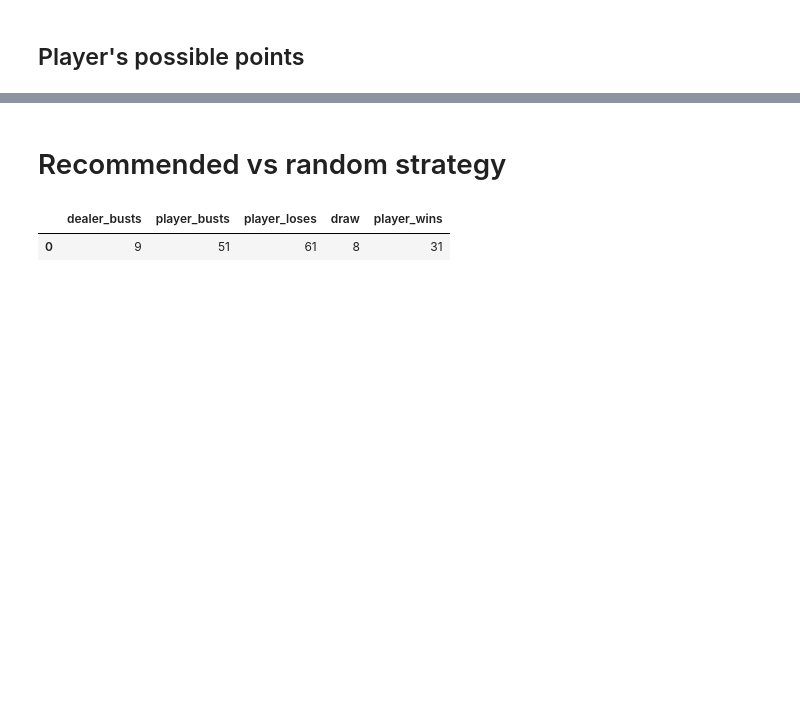
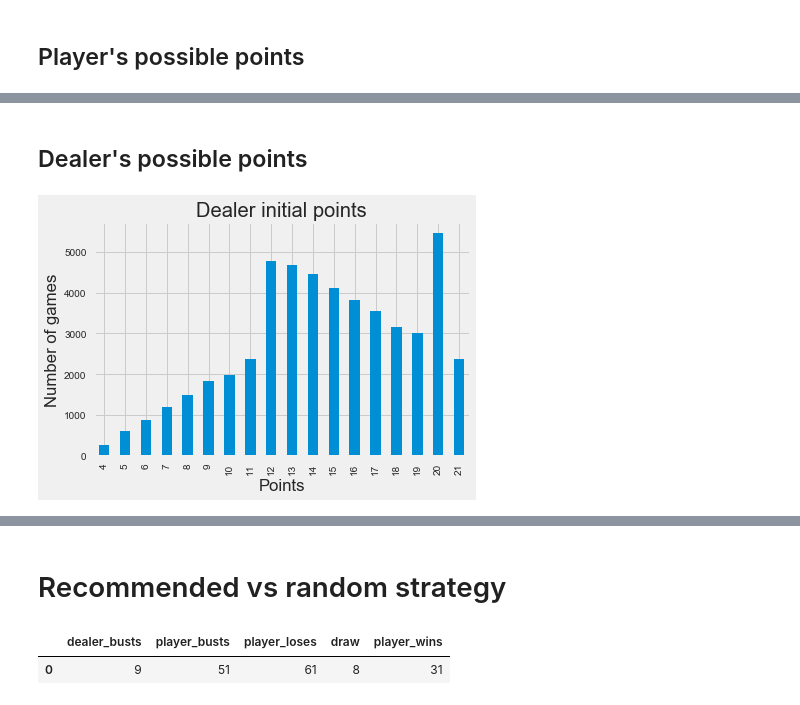
Before and after one commit to jocelyn-ong/data-science-projects, a Jupyter notebook: others/blackjack/data-analysis.ipynb, the cells around one changed output, grey strips where cells are left out. Drawn from its saved outputs; the diff is of its cells as text; code cells hidden in the pictures; blank space fills up the shorter version.

Commit message:
Comparing final points

```diff
--- a/others/blackjack/data-analysis.ipynb
+++ b/others/blackjack/data-analysis.ipynb
@@ -79,0 +80,9 @@ plt.title("Player final points");
+# %% [markdown]
+## Dealer's possible points
+# %%
+df.dealer_initial.value_counts().sort_index().plot(kind="bar");
+plt.xlabel("Points");
+plt.ylabel("Number of games");
+plt.title("Dealer initial points");
+# %% [output]
+[figure, added]
```
Also changed, not shown: parts of 14 cells of this notebook.
